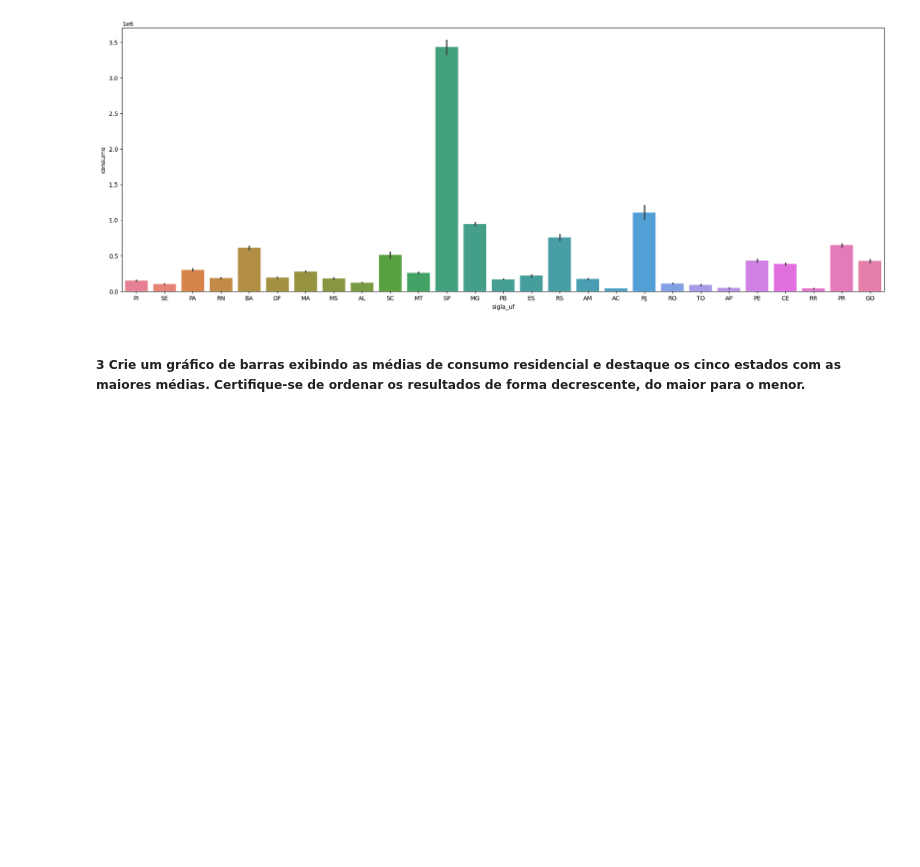
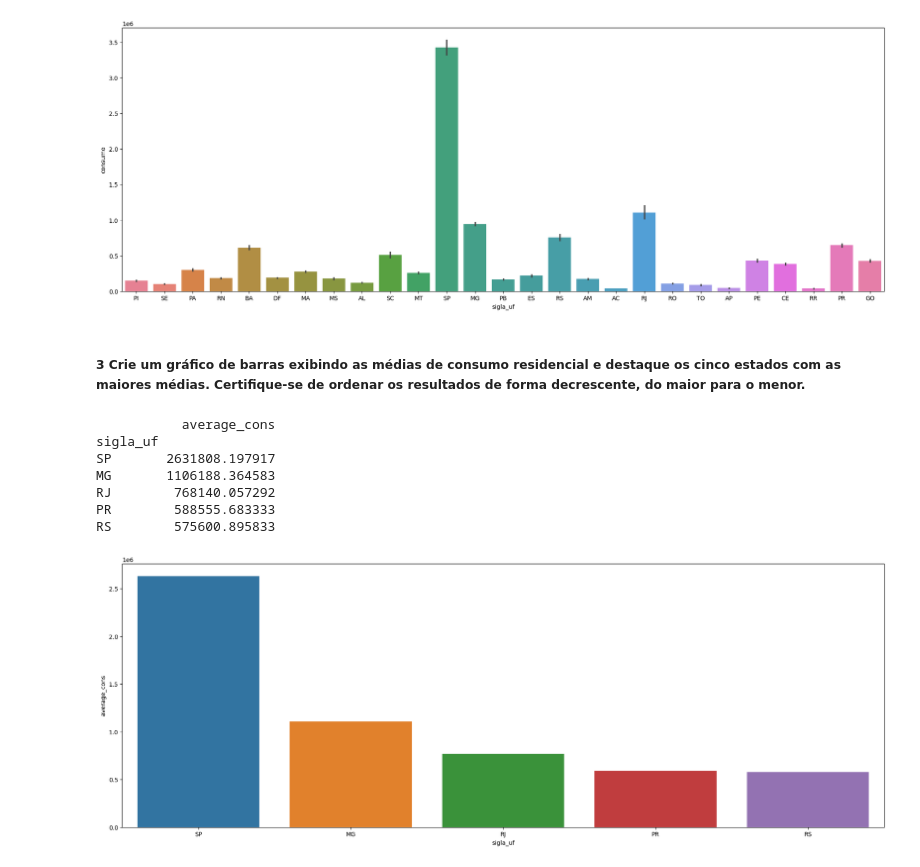
Before and after one commit to pbelfort/trabalho_ciencia_de_dados, a Jupyter notebook: notebook/tp.ipynb, the cells around one changed output. Cells and saved outputs as stored; diff of their text form; code cells hidden in the pictures; blank space fills up the shorter version.

```diff
--- a/notebook/tp.ipynb
+++ b/notebook/tp.ipynb
@@ -148,3 +148,33 @@ sns.barplot(
 [figure]
 # %% [markdown]
 ##### 3 Crie um gráfico de barras exibindo as médias de consumo residencial e destaque os cinco estados com as maiores médias. Certifique-se de ordenar os resultados de forma decrescente, do maior para o menor.
+# %%
+filter = (processed_dataset['tipo_consumo'] == 'Residencial')
+
+data = processed_dataset[filter]
+
+
+# Agrupar por 'sigla_uf' e calcular a média de 'consumo'
+average_consumo = processed_dataset.groupby('sigla_uf').agg(
+    average_cons=('consumo', 'mean')
+)
+
+headFive = average_consumo.sort_values(by='average_cons', ascending=False).head(5)
+# %%
+plt.figure(figsize=(23,8))
+sns.barplot(
+            data=headFive,
+            x='sigla_uf',
+            y='average_cons',
+            hue='sigla_uf'
+            )
+print(headFive)
+# %% [output]
+           average_cons
+sigla_uf
+SP       2631808.197917
+MG       1106188.364583
+RJ        768140.057292
+PR        588555.683333
+RS        575600.895833
+[figure, added]
```
Also changed, not shown: parts of 17 cells of this notebook.
